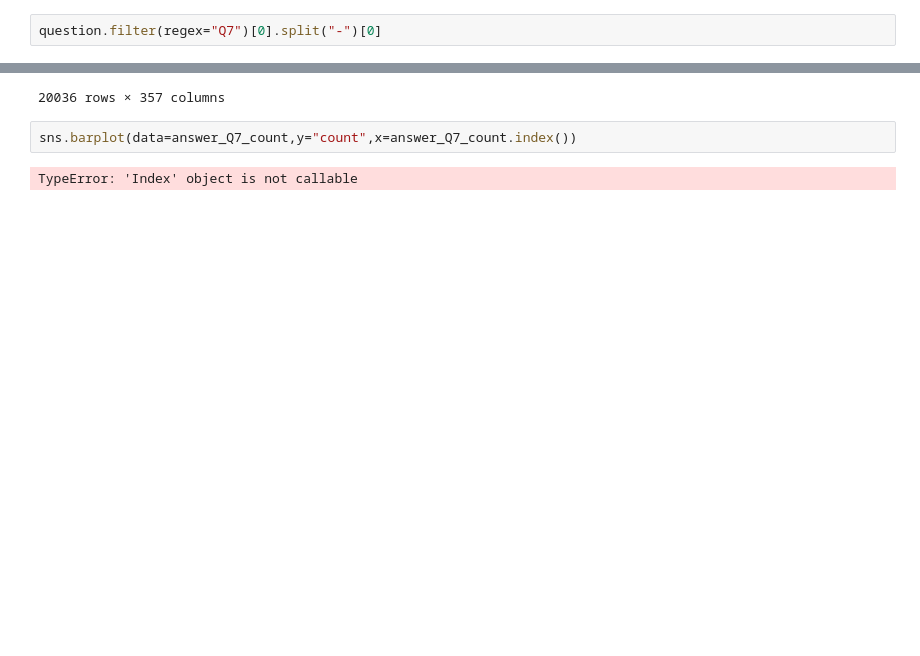
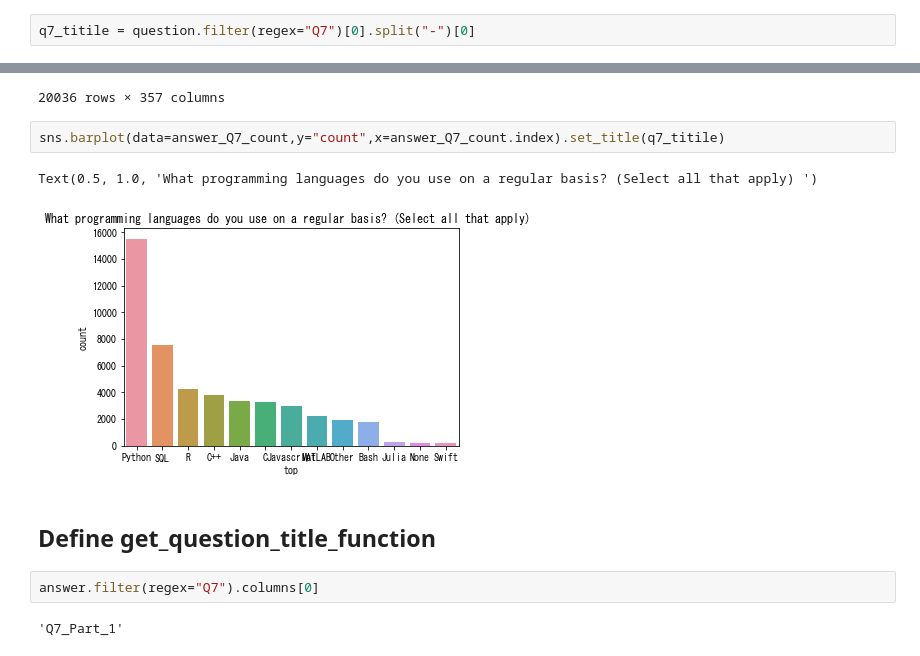
Before and after one commit to thdn1234/Python-Kaggle-ML-DS-survey-2020, a Jupyter notebook: kaggle-survey-2020.ipynb, the cells around one changed output, grey strips where cells are left out. Cells and saved outputs as stored; diff of their text form; blank space fills up the shorter version.

```diff
--- a/kaggle-survey-2020.ipynb
+++ b/kaggle-survey-2020.ipynb
@@ -389,4 +389,4 @@ answer_Q7
 | 20036 | Python | NaN | NaN | NaN | NaN | NaN | NaN | NaN | NaN | ... |
 20036 rows × 13 columns
 # %%
-question.filter(regex="Q7")[0].split("-")[0]
+q7_titile = question.filter(regex="Q7")[0].split("-")[0]
@@ -467,6 +465,13 @@ answer
 | 20036 | 1031 | 22-24 | Man | Pakistan | Master’s degree | Machine Learning Engineer | < 1 years | Python | NaN | ... |
 20036 rows × 357 columns
 # %%
-sns.barplot(data=answer_Q7_count,y="count",x=answer_Q7_count.index())
+sns.barplot(data=answer_Q7_count,y="count",x=answer_Q7_count.index).set_title(q7_titile)
 # %% [output]
-TypeError: 'Index' object is not callable
+Text(0.5, 1.0, 'What programming languages do you use on a regular basis? (Select all that apply) ')
+[figure, added]
+# %% [markdown]
+## Define get_question_title_function
+# %%
+answer.filter(regex="Q7").columns[0]
+# %% [output]
+'Q7_Part_1'
```
Also changed, not shown: parts of 11 cells of this notebook.
